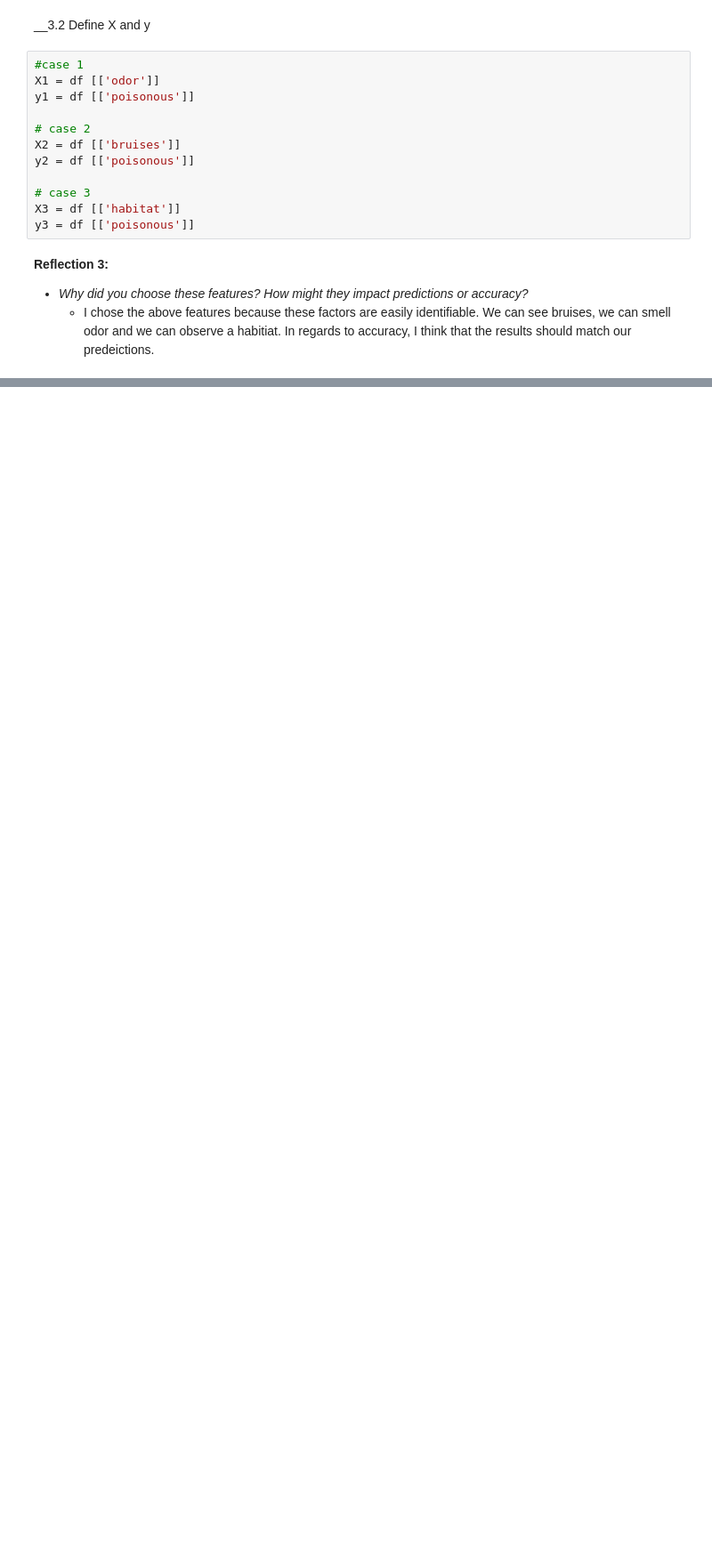
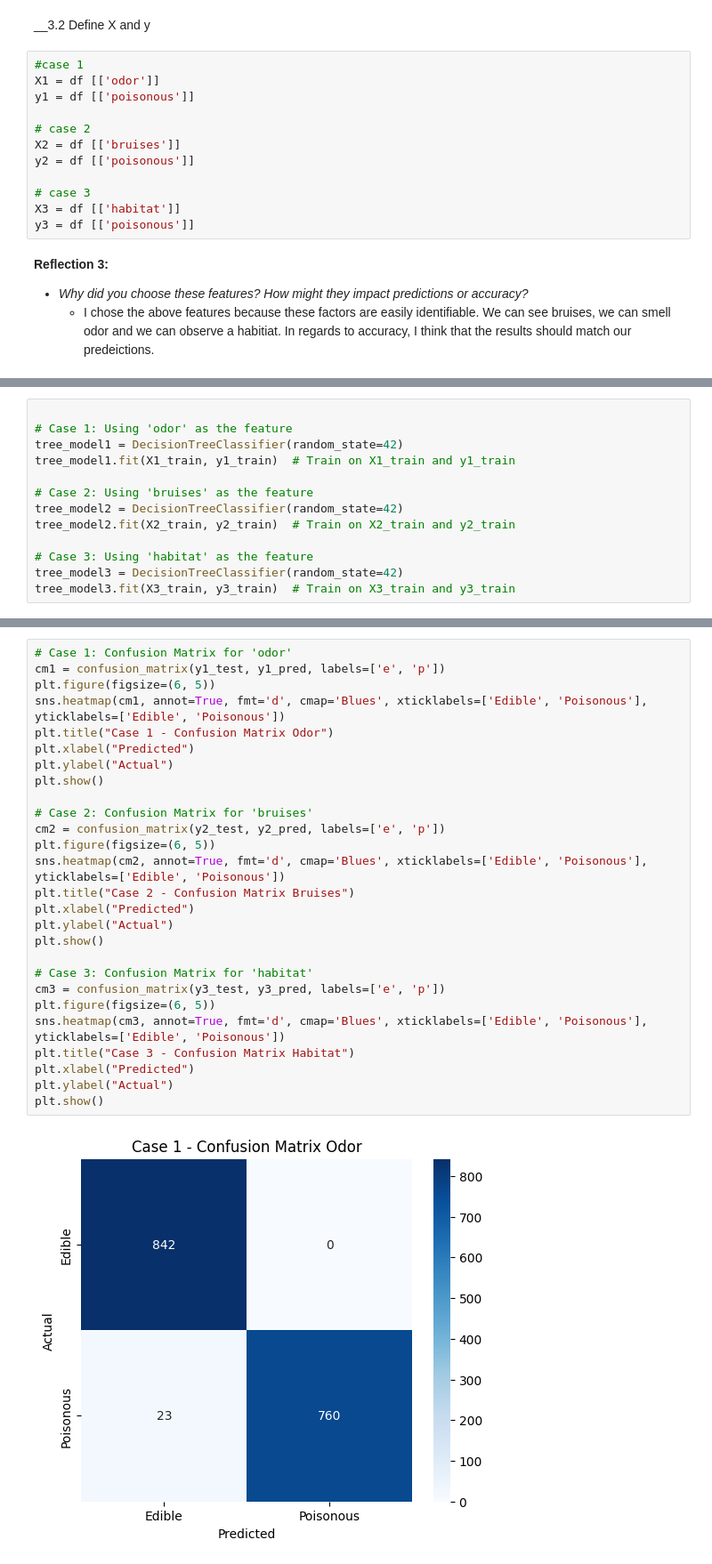
Before and after one commit to mindy0cruz/applied-ml-mcruz, a Jupyter notebook: midterm/classification_mcruz.ipynb, the cells around one changed output, grey strips where cells are left out. Shown at 89% size. Drawn from its saved outputs; the diff is of its cells as text; blank space fills up the shorter version.

```diff
--- a/midterm/classification_mcruz.ipynb
+++ b/midterm/classification_mcruz.ipynb
@@ -335,0 +369,13 @@ __Reflection 3:__
+# %%
+
+# Case 1: Using 'odor' as the feature
+tree_model1 = DecisionTreeClassifier(random_state=42)
+tree_model1.fit(X1_train, y1_train)  # Train on X1_train and y1_train
+
+# Case 2: Using 'bruises' as the feature
+tree_model2 = DecisionTreeClassifier(random_state=42)
+tree_model2.fit(X2_train, y2_train)  # Train on X2_train and y2_train
+
+# Case 3: Using 'habitat' as the feature
+tree_model3 = DecisionTreeClassifier(random_state=42)
+tree_model3.fit(X3_train, y3_train)  # Train on X3_train and y3_train
@@ -335,0 +435,29 @@ __Reflection 3:__
+# %%
+# Case 1: Confusion Matrix for 'odor'
+cm1 = confusion_matrix(y1_test, y1_pred, labels=['e', 'p'])
+plt.figure(figsize=(6, 5))
+sns.heatmap(cm1, annot=True, fmt='d', cmap='Blues', xticklabels=['Edible', 'Poisonous'], yticklabels=['Edible', 'Poisonous'])
+plt.title("Case 1 - Confusion Matrix Odor")
+plt.xlabel("Predicted")
+plt.ylabel("Actual")
+plt.show()
+
+# Case 2: Confusion Matrix for 'bruises'
+cm2 = confusion_matrix(y2_test, y2_pred, labels=['e', 'p'])
+plt.figure(figsize=(6, 5))
+sns.heatmap(cm2, annot=True, fmt='d', cmap='Blues', xticklabels=['Edible', 'Poisonous'], yticklabels=['Edible', 'Poisonous'])
+plt.title("Case 2 - Confusion Matrix Bruises")
+plt.xlabel("Predicted")
+plt.ylabel("Actual")
+plt.show()
+
+# Case 3: Confusion Matrix for 'habitat'
+cm3 = confusion_matrix(y3_test, y3_pred, labels=['e', 'p'])
+plt.figure(figsize=(6, 5))
+sns.heatmap(cm3, annot=True, fmt='d', cmap='Blues', xticklabels=['Edible', 'Poisonous'], yticklabels=['Edible', 'Poisonous'])
+plt.title("Case 3 - Confusion Matrix Habitat")
+plt.xlabel("Predicted")
+plt.ylabel("Actual")
+plt.show()
+# %% [output]
+[figure, added]
```
Also changed, not shown: parts of 11 cells of this notebook.
